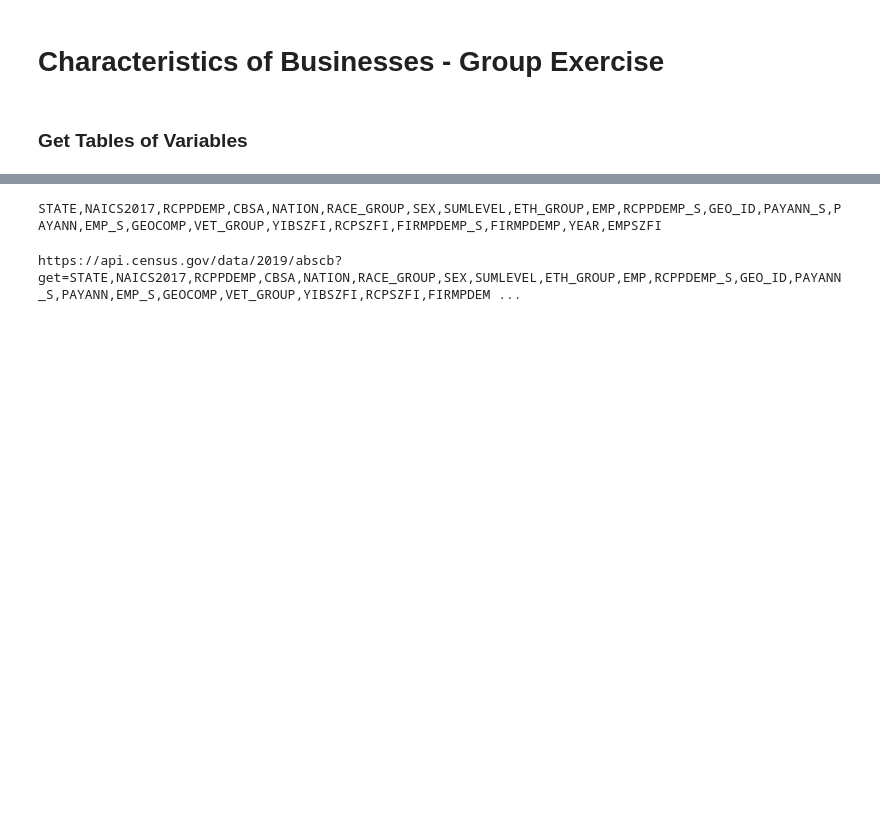
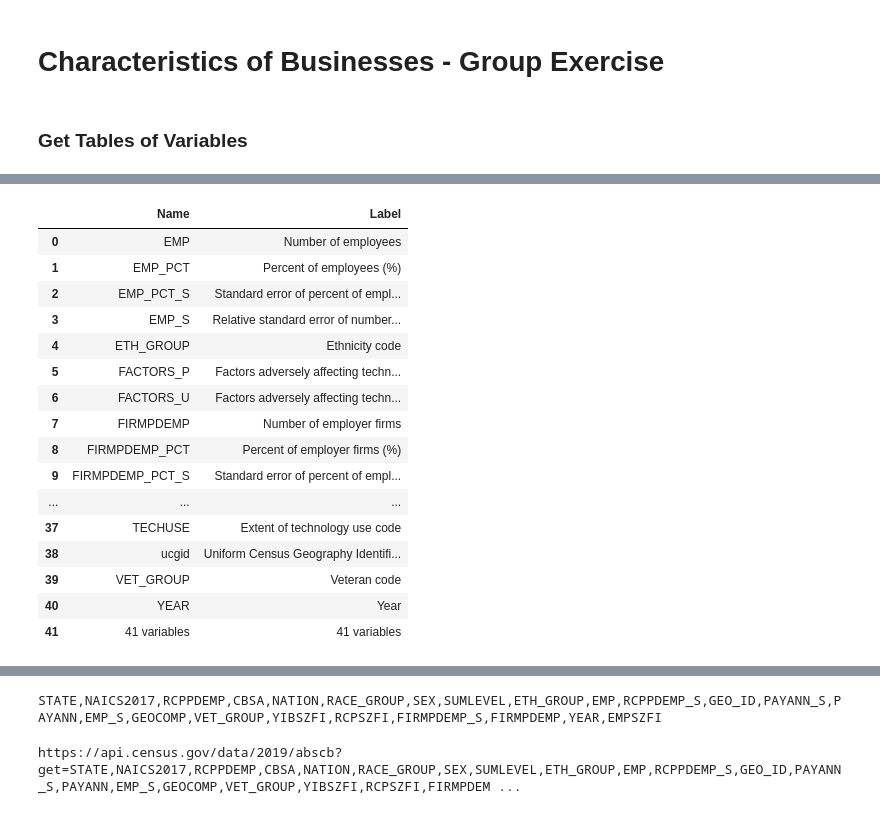
Before and after one commit to jedc4xer/group_census_exercise, a Jupyter notebook: data_exploration.ipynb, the cells around one changed output, grey strips where cells are left out. Saved outputs shown, nothing was run; the diff lists cells and outputs as text; code cells hidden in the pictures; blank space fills up the shorter version.

```diff
--- a/data_exploration.ipynb
+++ b/data_exploration.ipynb
@@ -44,0 +60,20 @@ for df in [tech_vars, owner_vars, characteristic_vars, company_summary_vars]:
+# %%
+tech_vars
+# %% [output]
+|  | Name | Label |
+| 0 | EMP | Number of employees |
+| 1 | EMP_PCT | Percent of employees (%) |
+| 2 | EMP_PCT_S | Standard error of percent of empl... |
+| 3 | EMP_S | Relative standard error of number... |
+| 4 | ETH_GROUP | Ethnicity code |
+| 5 | FACTORS_P | Factors adversely affecting techn... |
+| 6 | FACTORS_U | Factors adversely affecting techn... |
+| 7 | FIRMPDEMP | Number of employer firms |
+| 8 | FIRMPDEMP_PCT | Percent of employer firms (%) |
+| 9 | FIRMPDEMP_PCT_S | Standard error of percent of empl... |
+| ... | ... | ... |
+| 37 | TECHUSE | Extent of technology use code |
+| 38 | ucgid | Uniform Census Geography Identifi... |
+| 39 | VET_GROUP | Veteran code |
+| 40 | YEAR | Year |
+| 41 | 41 variables | 41 variables |
```
Also changed, not shown: parts of 7 cells of this notebook.
